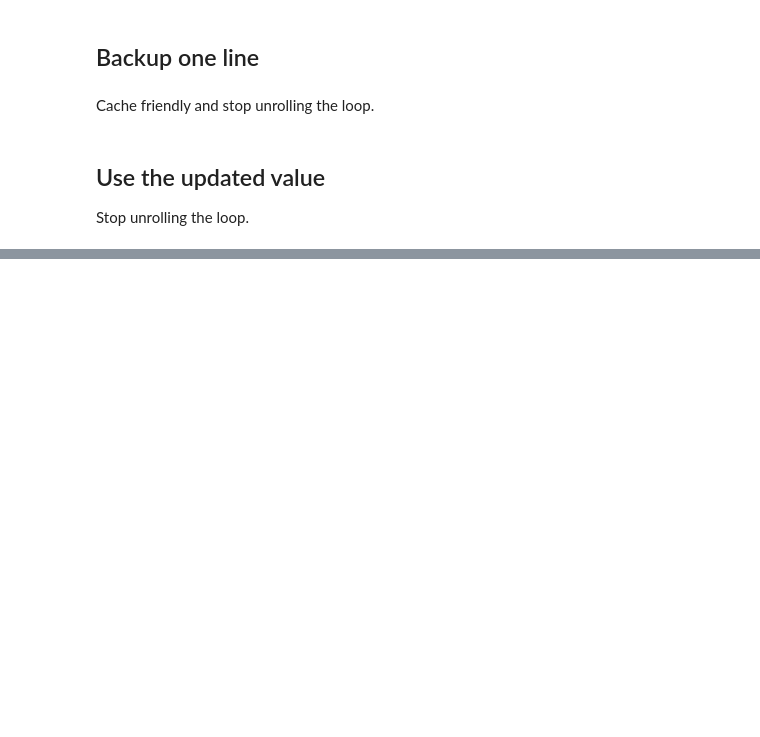
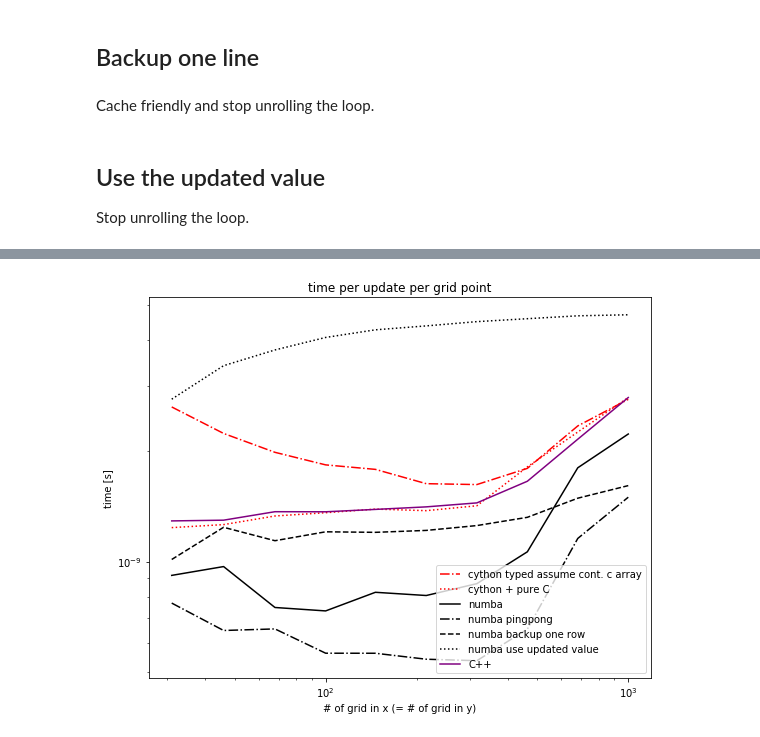
Before and after one commit to lhprojects/blog, a Jupyter notebook: JupyterNotebooks/ComparePythonAccLib.ipynb, the cells around one changed output, grey strips where cells are left out. Saved outputs shown, nothing was run; the diff lists cells and outputs as text; code cells hidden in the pictures; blank space fills up the shorter version.

```diff
--- a/JupyterNotebooks/ComparePythonAccLib.ipynb
+++ b/JupyterNotebooks/ComparePythonAccLib.ipynb
@@ -595,10 +731,9 @@ public class Diffusion {
             for (int i = 0; i < M * N; ++i) {
                 sum += phi[i];
             }
-            System.out.printf("%f ", sum);
 
-            double time = (nanoEnd - nanoBegin) / 1000.0;
-            System.out.printf("%d %d %f\n", loops, M, time / (1000.0 * 1000.0 * loops));
+            double time = nanoEnd - nanoBegin;
+            System.out.printf("%d %d %d %f %f\n", loops, M, 1000, time / (1E9 * loops), sum);
 
         }
 
@@ -667,0 +754,2 @@ It's not convient to use numpy in python's C++ extension. I wrote a standalone C
+# %%
+t_java = grap_result(java_result)
@@ -797,0 +828,4 @@ Average time (   2 loops) of     2.56 s for 1000 updates on grid of 1000x1000
+# %%
+julia_result=!julia -O3 diffusion.jl
+# %%
+t_julia = grap_result(julia_result)
@@ -1165,0 +1121,45 @@ plot_figure()
+# %%
+def plot_figure():
+
+    plt.figure(figsize=(9, 7))
+    plt.yscale('log')
+    plt.xscale('log')
+    plt.xlabel("# of grid in x (= # of grid in y)")
+    plt.ylabel("time [s]")
+    plt.title("time per update per grid point")
+
+    def plot(data, label=None, color=None, linestyle=None):
+        ns = [int(d.n) for d in data]
+        tm = [
+            float(d.time) / (float(d.n) * float(d.n) * float(d.n_updates))
+            for d in data
+        ]
+        plt.plot(ns, tm, label=label, color=color, linestyle=linestyle)
+
+    plot(t_cython_optimized,
+         label="cython typed assume cont. c array",
+         color="red",
+         linestyle='-.')
+
+    plot(t_cython_c, label="cython + pure C", color="red", linestyle=':')
+
+    plot(t_numba, label="numba", color="black")
+    plot(t_numba_algopt, label="numba pingpong", color="black", linestyle="-.")
+    plot(t_numba_algopt2,
+         label="numba backup one row",
+         color="black",
+         linestyle="--")
+    plot(t_numba_algopt3,
+         label="numba use updated value",
+         color="black",
+         linestyle=":")
+
+    plot(t_cpp, label="C++", color="purple")
+
+    plt.legend()
+    plt.show()
+
+
+plot_figure()
+# %% [output]
+[figure, added]
```
Also changed, not shown: parts of 34 cells of this notebook.
